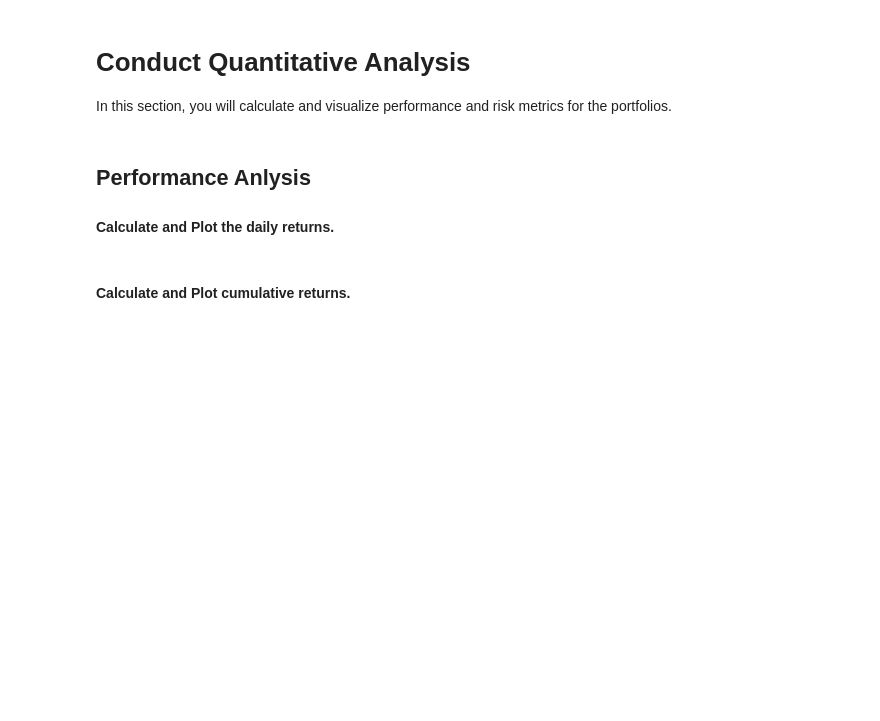
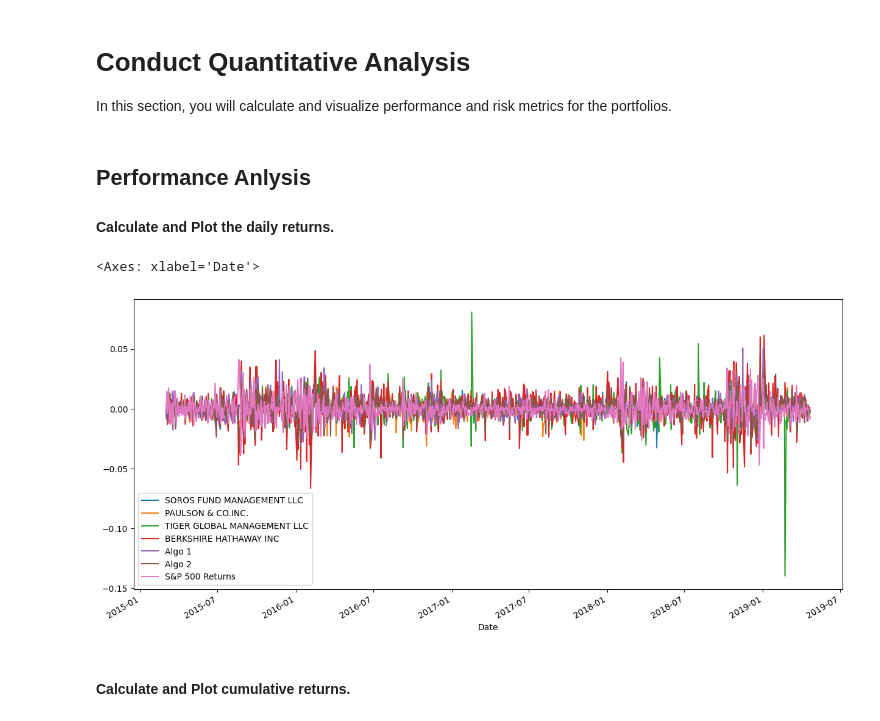
Before and after one commit to makeitouthill/analysis-notebook, a Jupyter notebook: whale_analysis.ipynb, the cells around one changed output. Cells and saved outputs as stored; diff of their text form; code cells hidden in the pictures; blank space fills up the shorter version.

```diff
--- a/whale_analysis.ipynb
+++ b/whale_analysis.ipynb
@@ -188,6 +188,10 @@ In this section, you will calculate and visualize performance and risk metrics f
 #### Calculate and Plot the daily returns.
 # %%
 # Plot daily returns of all portfolios
+combined_df.plot(figsize=(15,7))
+# %% [output]
+<Axes: xlabel='Date'>
+[figure, added]
 # %% [markdown]
 #### Calculate and Plot cumulative returns.
 # %%
```
Also changed, not shown: parts of 1 cell of this notebook.
